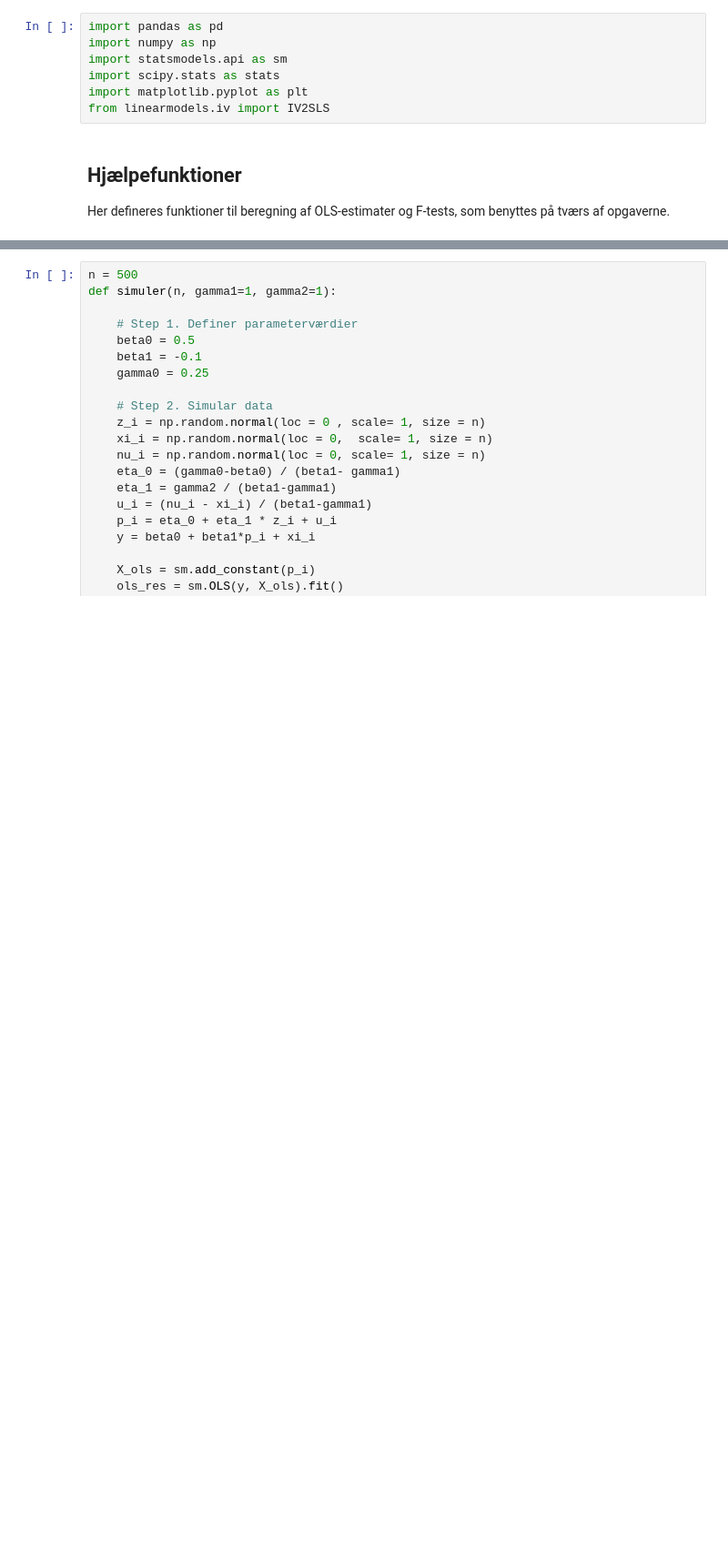
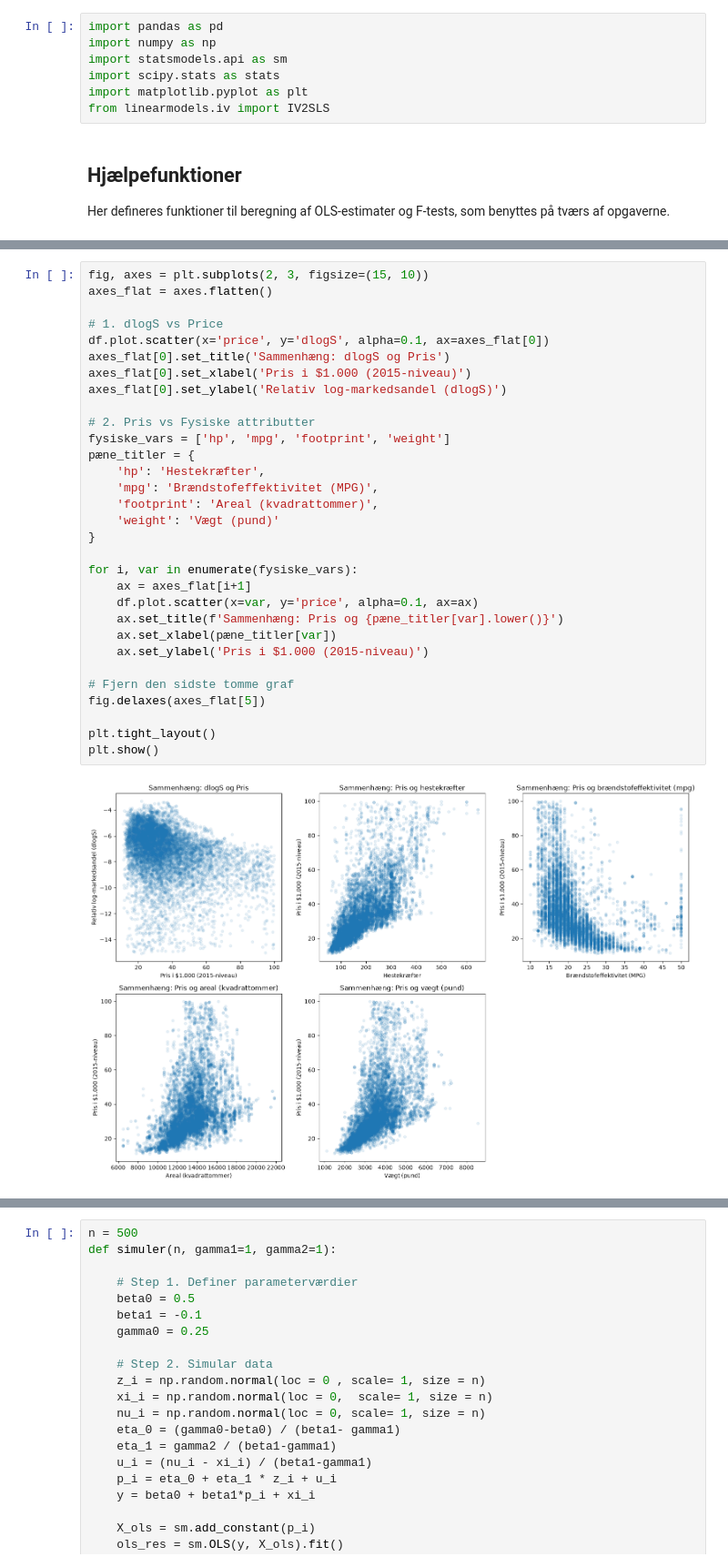
Before and after one commit to Seibouu/EconometricsA, a Jupyter notebook: 3_assignments/A3/Opgave/A3.ipynb, the cells around one changed output, grey strips where cells are left out. Shown at 91% size. Drawn from its saved outputs; the diff is of its cells as text; blank space fills up the shorter version.

```diff
--- a/3_assignments/A3/Opgave/A3.ipynb
+++ b/3_assignments/A3/Opgave/A3.ipynb
@@ -65,0 +116,33 @@ def F_test(SSR_r, SSR_ur, q, nk1):
+# %%
+fig, axes = plt.subplots(2, 3, figsize=(15, 10))
+axes_flat = axes.flatten()
+
+# 1. dlogS vs Price
+df.plot.scatter(x='price', y='dlogS', alpha=0.1, ax=axes_flat[0])
+axes_flat[0].set_title('Sammenhæng: dlogS og Pris')
+axes_flat[0].set_xlabel('Pris i $1.000 (2015-niveau)')
+axes_flat[0].set_ylabel('Relativ log-markedsandel (dlogS)')
+
+# 2. Pris vs Fysiske attributter
+fysiske_vars = ['hp', 'mpg', 'footprint', 'weight']
+pæne_titler = {
+    'hp': 'Hestekræfter',
+    'mpg': 'Brændstofeffektivitet (MPG)',
+    'footprint': 'Areal (kvadrattommer)',
+    'weight': 'Vægt (pund)'
+}
+
+for i, var in enumerate(fysiske_vars):
+    ax = axes_flat[i+1]
+    df.plot.scatter(x=var, y='price', alpha=0.1, ax=ax)
+    ax.set_title(f'Sammenhæng: Pris og {pæne_titler[var].lower()}')
+    ax.set_xlabel(pæne_titler[var])
+    ax.set_ylabel('Pris i $1.000 (2015-niveau)')
+
+# Fjern den sidste tomme graf
+fig.delaxes(axes_flat[5])
+
+plt.tight_layout()
+plt.show()
+# %% [output]
+[figure, added]
```
Also changed, not shown: parts of 12 cells of this notebook, 2 other files.
